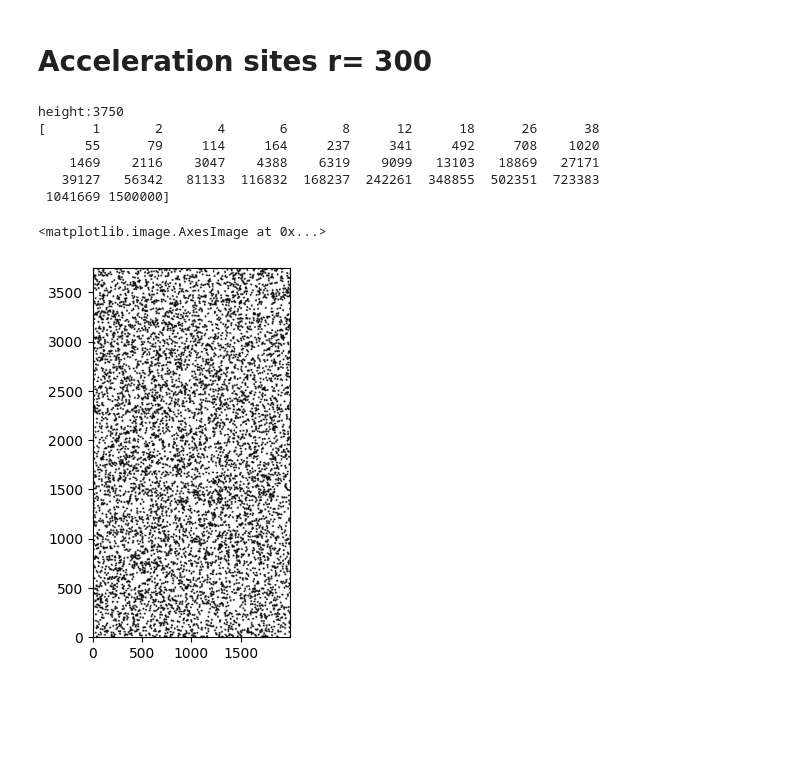
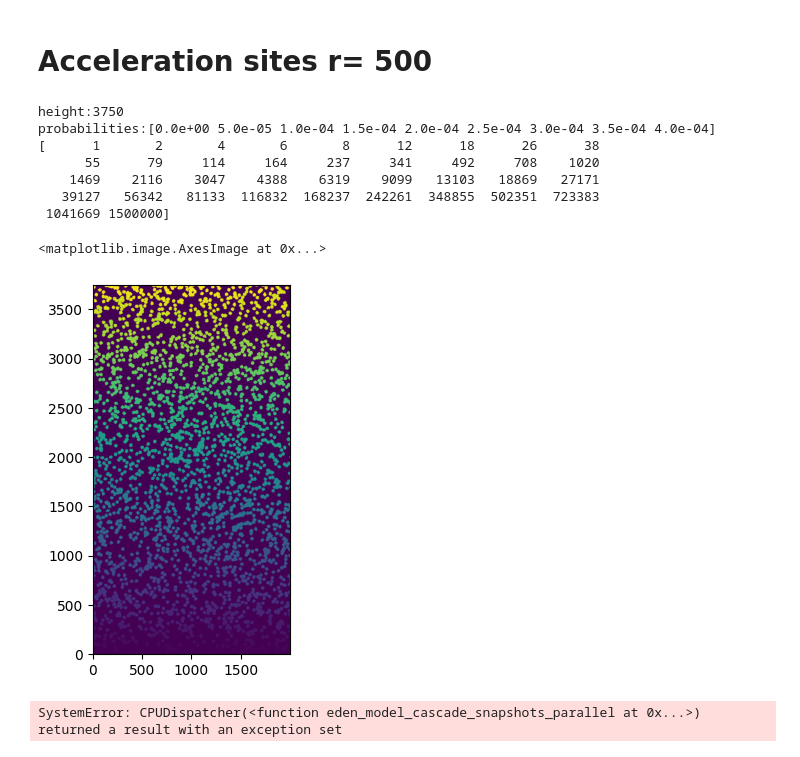
Before and after one commit to maxou2804/script_1D_Eden, a Jupyter notebook: acceleration_sites_500.ipynb, the cells around one changed output. Cells and saved outputs as stored; diff of their text form; code cells hidden in the pictures; blank space fills up the shorter version.

```diff
--- a/acceleration_sites_500.ipynb
+++ b/acceleration_sites_500.ipynb
@@ -1,5 +1,5 @@
 # %% [markdown]
-# Acceleration sites r= 300
+# Acceleration sites r= 500
 # %%
 #function for the simulation
 import numpy as np
@@ -732,10 +732,12 @@ width = 2000
 height= int((n_iterations/width)*5)
 print(f"height:{height}")
 n_snapshots= 40
-avg_cluster_size=300
+avg_cluster_size=1000
 probabilities=[0,0.05,0.1,0.15,0.2,0.25,0.3,0.35,0.4]
 probabilities=np.array(probabilities)/avg_cluster_size
+# probabilities=[0,0.0005,0.001,0.005,0.00625]
 
+print(f"probabilities:{probabilities}")
 
 
 #  n_iterations=1000000
@@ -752,13 +754,14 @@ probabilities=np.array(probabilities)/avg_cluster_size
 snapshots_col=[]
 # Create array for logtimes
 lin_t=generate_log_times(n_iterations=n_iterations,n_snapshots=n_snapshots)
-avg_cluster_size=300
+
 constraint_avg_cluster_size=1
 rugosity=1
 
 print(lin_t)
 # %% [output]
 height:3750
+probabilities:[0.0e+00 5.0e-05 1.0e-04 1.5e-04 2.0e-04 2.5e-04 3.0e-04 3.5e-04 4.0e-04]
 [      1       2       4       6       8      12      18      26      38
       55      79     114     164     237     341     492     708    1020
     1469    2116    3047    4388    6319    9099   13103   18869   27171
@@ -767,15 +770,15 @@ height:3750
 # %%
 import matplotlib.pyplot as plt
 lattice = np.zeros((height, width), dtype=np.int32)
 
-acc_sites, cluster_labels, cluster_list = place_eden_clusters_with_list(
-    width, height, avg_cluster_size,0.001, lattice)
+acc_sites, cluster_labels, cluster_list = place_clusters_with_labels(
+    width, height, avg_cluster_size,probabilities[-1], lattice)
 
 plt.figure()
-plt.imshow(acc_sites,cmap='binary',origin='lower')
+plt.imshow(cluster_labels,origin='lower')
 # %% [output]
 <matplotlib.image.AxesImage at 0x...>
-[figure, old version]
+[figure, new version]
 # %%
 for probability in probabilities:
 
@@ -786,10 +789,12 @@ for probability in probabilities:
     lattices,acceleration_sites,constraint_sites,snapshots,densities =eden_model_cascade_snapshots_parallel(width=width,height=height,n_iterations=n_iterations,snapshot_times=lin_t,
                                                                n_realizations=n_realizations,init_mode='flat',roughness_height=0,seed=42,
                                                                avg_cluster_size=avg_cluster_size,probability=probability ,acceleration_factor=5.0,
-                                                               constraint_avg_cluster_size=0,constraint_prob=0,eden_sites=False)
+                                                               constraint_avg_cluster_size=0,constraint_prob=0,eden_sites=True)
 
     snapshots_avg=np.mean(snapshots,axis=0)
     snapshots_col.append(snapshots_avg)
+# %% [output]
+SystemError: CPUDispatcher(<function eden_model_cascade_snapshots_parallel at 0x...>) returned a result with an exception set
 # %%
 #### Visualize the growth
 import matplotlib.pyplot as plt
```
Also changed, not shown: parts of 3 cells of this notebook, 5 other files.
